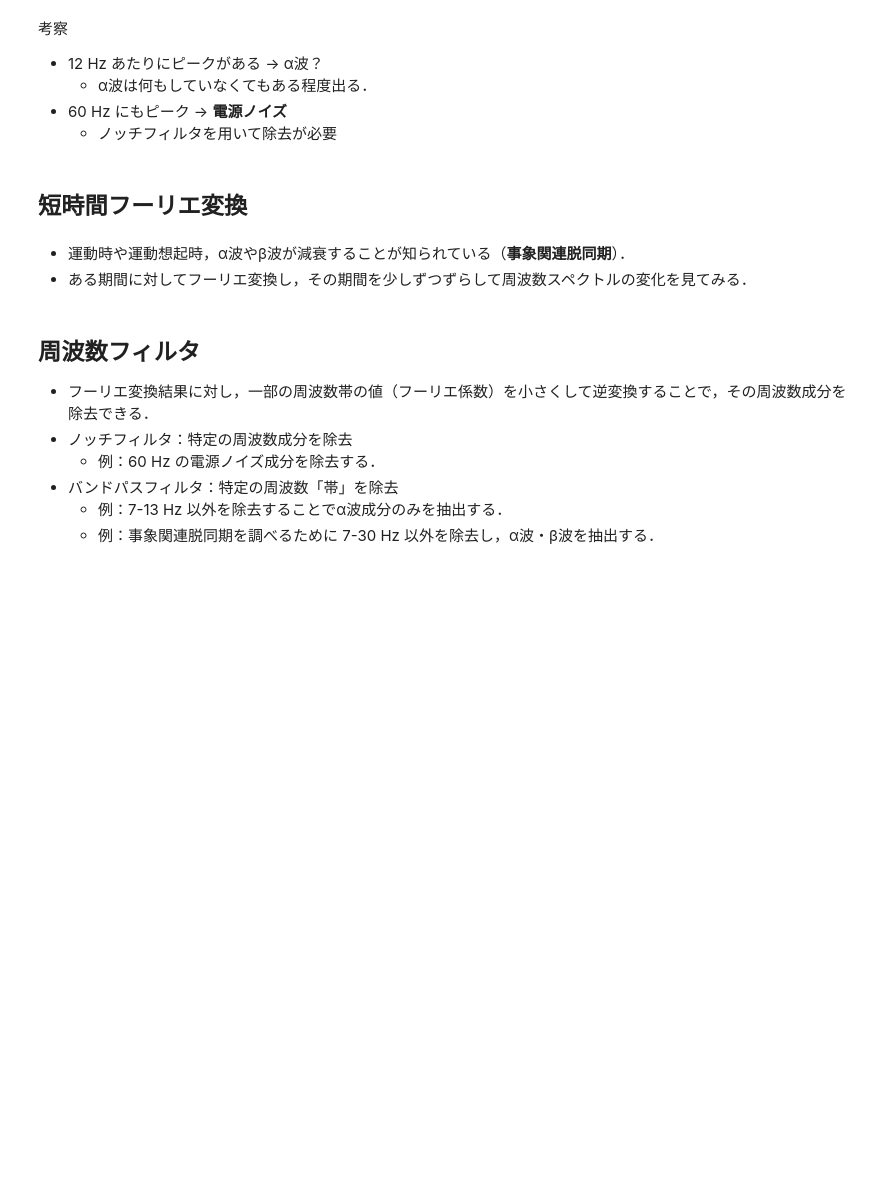
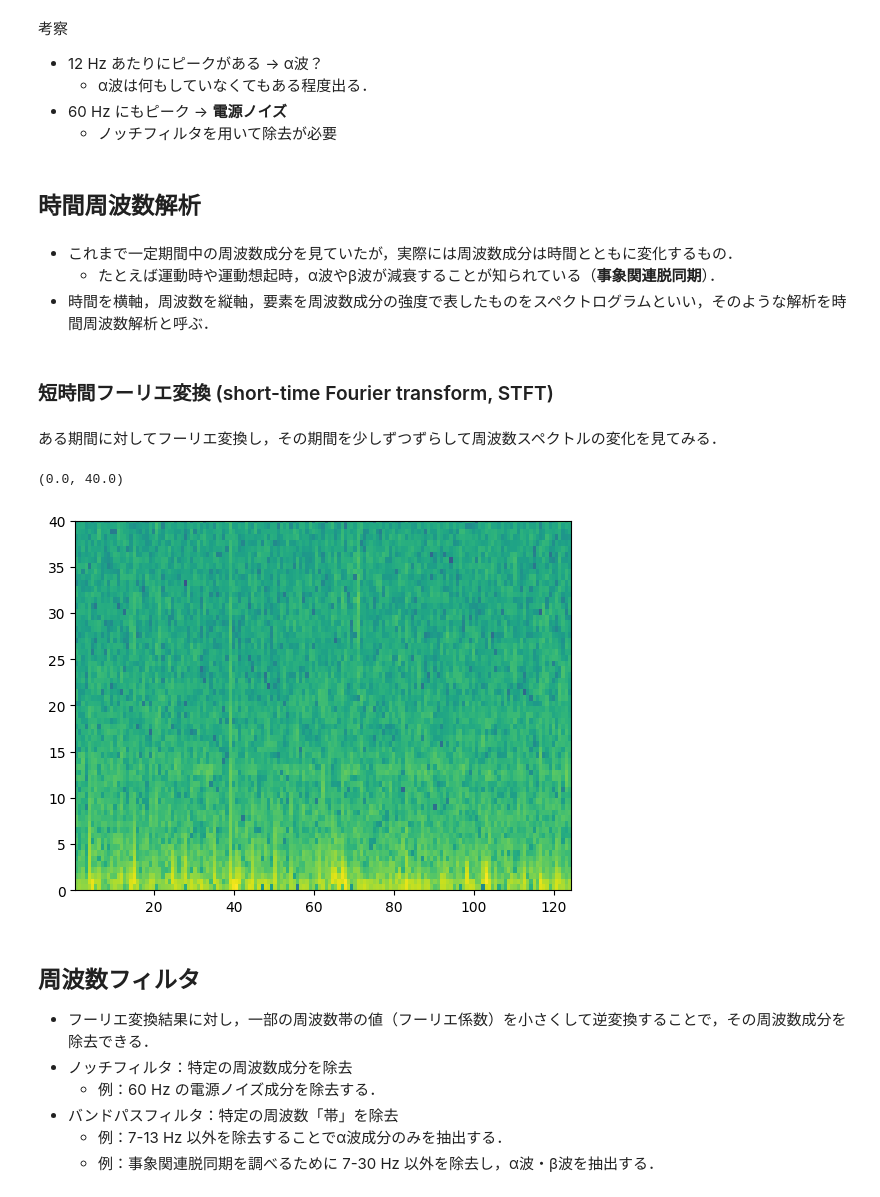
Before and after one commit to quaternys/INDEX, a Jupyter notebook: 脳波/eeg.ipynb, the cells around one changed output. Saved outputs shown, nothing was run; the diff lists cells and outputs as text; code cells hidden in the pictures; blank space fills up the shorter version.

Commit message:
Add: 時間周波数解析

```diff
--- a/脳波/eeg.ipynb
+++ b/脳波/eeg.ipynb
@@ -110,10 +112,21 @@ plt.grid()
 - 60 Hz にもピーク → **電源ノイズ**
   - ノッチフィルタを用いて除去が必要
 # %% [markdown]
-## 短時間フーリエ変換
+## 時間周波数解析
-# %% [markdown]
-- 運動時や運動想起時，α波やβ波が減衰することが知られている（**事象関連脱同期**）．
-- ある期間に対してフーリエ変換し，その期間を少しずつずらして周波数スペクトルの変化を見てみる．
+# %% [markdown]
+- これまで一定期間中の周波数成分を見ていたが，実際には周波数成分は時間とともに変化するもの．
+  - たとえば運動時や運動想起時，α波やβ波が減衰することが知られている（**事象関連脱同期**）．
+- 時間を横軸，周波数を縦軸，要素を周波数成分の強度で表したものをスペクトログラムといい，そのような解析を時間周波数解析と呼ぶ．
+# %% [markdown]
+### 短時間フーリエ変換 (short-time Fourier transform, STFT)
+# %% [markdown]
+ある期間に対してフーリエ変換し，その期間を少しずつずらして周波数スペクトルの変化を見てみる．
+# %%
+_ = plt.specgram(df["Fp1."], Fs=raw.info["sfreq"])
+plt.ylim(0, 40)
+# %% [output]
+(0.0, 40.0)
+[figure, added]
 # %% [markdown]
 ## 周波数フィルタ
 - フーリエ変換結果に対し，一部の周波数帯の値（フーリエ係数）を小さくして逆変換することで，その周波数成分を除去できる．
```
Also changed, not shown: parts of 4 cells of this notebook.
